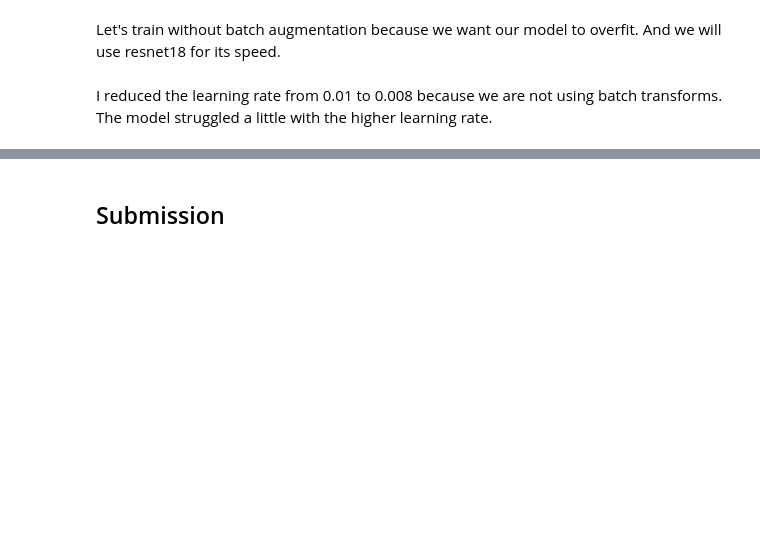
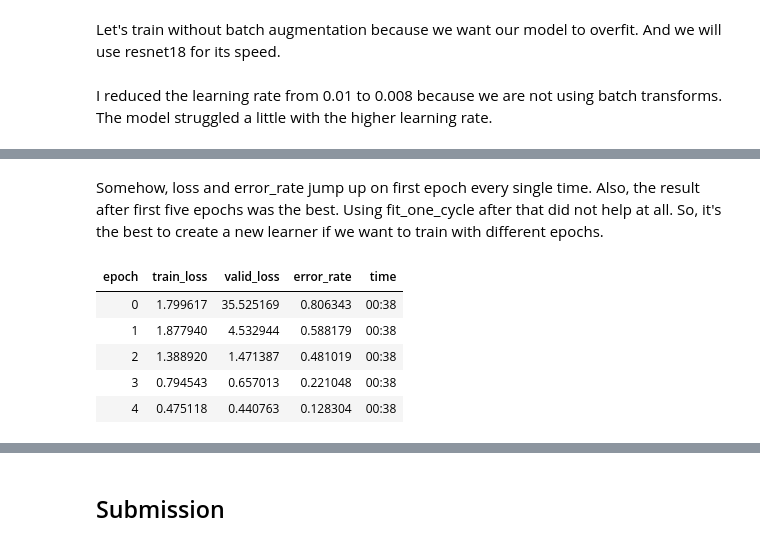
Before and after one commit to galopyz/paddy, a Jupyter notebook: 10_How_much_to_train.ipynb, the cells around one changed output, grey strips where cells are left out. Cells and saved outputs as stored; diff of their text form; code cells hidden in the pictures; blank space fills up the shorter version.

```diff
--- a/10_How_much_to_train.ipynb
+++ b/10_How_much_to_train.ipynb
@@ -81,0 +74,11 @@ learn = train(arch, epochs=10, batch=None)
+# %% [markdown]
+Somehow, loss and error_rate jump up on first epoch every single time. Also, the result after first five epochs was the best. Using fit_one_cycle after that did not help at all. So, it's the best to create a new learner if we want to train with different epochs.
+# %%
+learn.fit_one_cycle(5, 0.008)
+# %% [output]
+| epoch | train_loss | valid_loss | error_rate | time |
+| 0 | 1.799617 | 35.525169 | 0.806343 | 00:38 |
+| 1 | 1.877940 | 4.532944 | 0.588179 | 00:38 |
+| 2 | 1.388920 | 1.471387 | 0.481019 | 00:38 |
+| 3 | 0.794543 | 0.657013 | 0.221048 | 00:38 |
+| 4 | 0.475118 | 0.440763 | 0.128304 | 00:38 |
```
Also changed, not shown: parts of 18 cells of this notebook, 13 other files.
